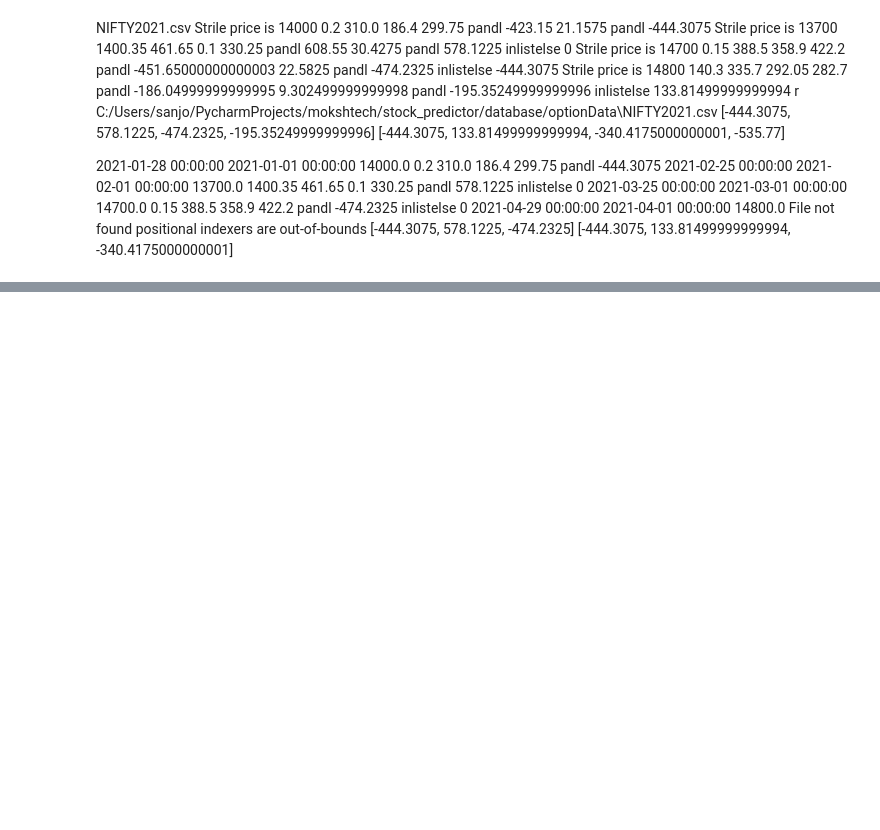
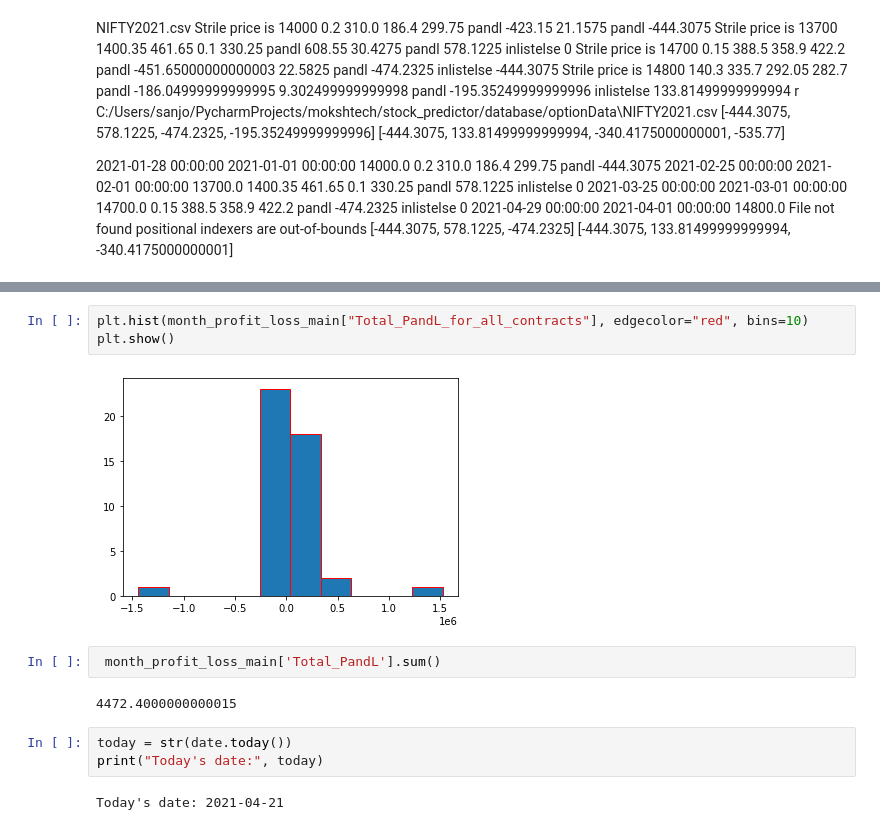
Before and after one commit to SanjotRaibagkar/mokshtech, a Jupyter notebook: stock_predictor/optionvaluecalculation/strategies/monthlyoptionbuying-addingsellleg.ipynb, the cells around one changed output, grey strips where cells are left out. Cells and saved outputs as stored; diff of their text form; blank space fills up the shorter version.

```diff
--- a/stock_predictor/optionvaluecalculation/strategies/monthlyoptionbuying-addingsellleg.ipynb
+++ b/stock_predictor/optionvaluecalculation/strategies/monthlyoptionbuying-addingsellleg.ipynb
@@ -324,0 +362,14 @@ File not found positional indexers are out-of-bounds
+# %%
+plt.hist(month_profit_loss_main["Total_PandL_for_all_contracts"], edgecolor="red", bins=10)
+plt.show()
+# %% [output]
+[figure, added]
+# %%
+ month_profit_loss_main['Total_PandL'].sum()
+# %% [output]
+4472.4000000000015
+# %%
+today = str(date.today())
+print("Today's date:", today)
+# %% [output]
+Today's date: 2021-04-21
```
Also changed, not shown: parts of 8 cells of this notebook, 2 other files.
